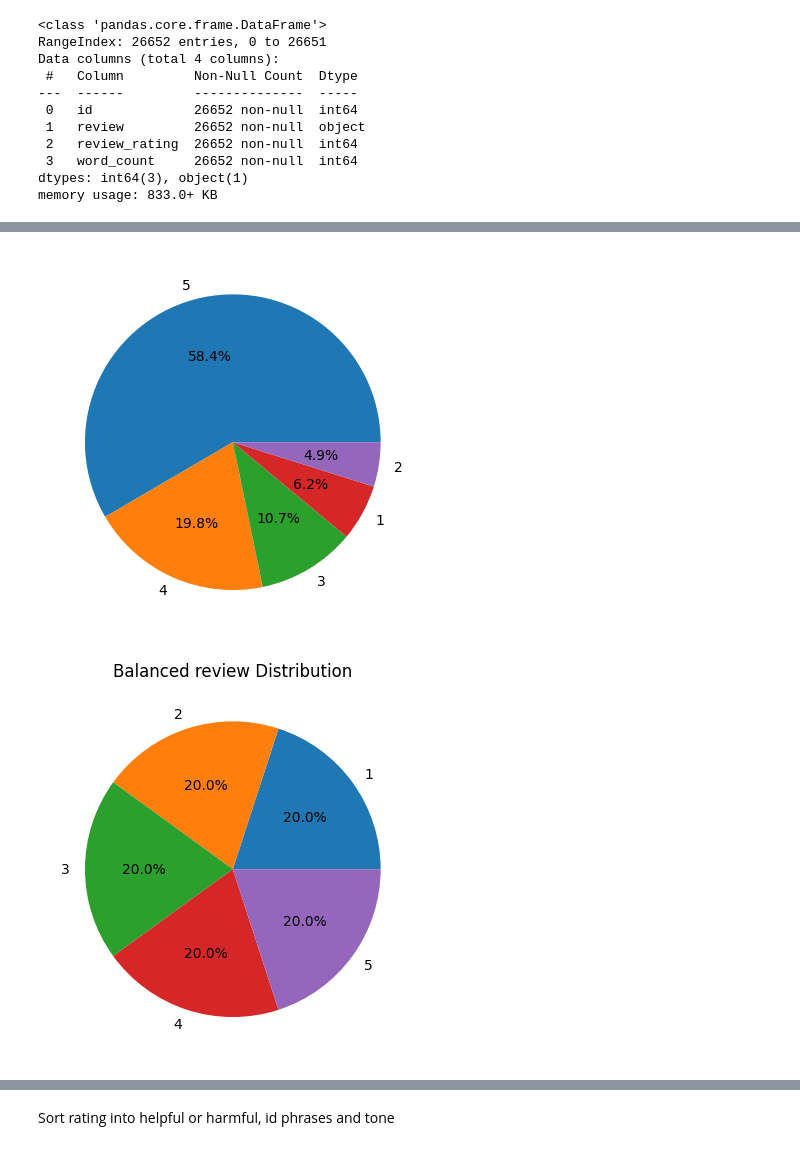
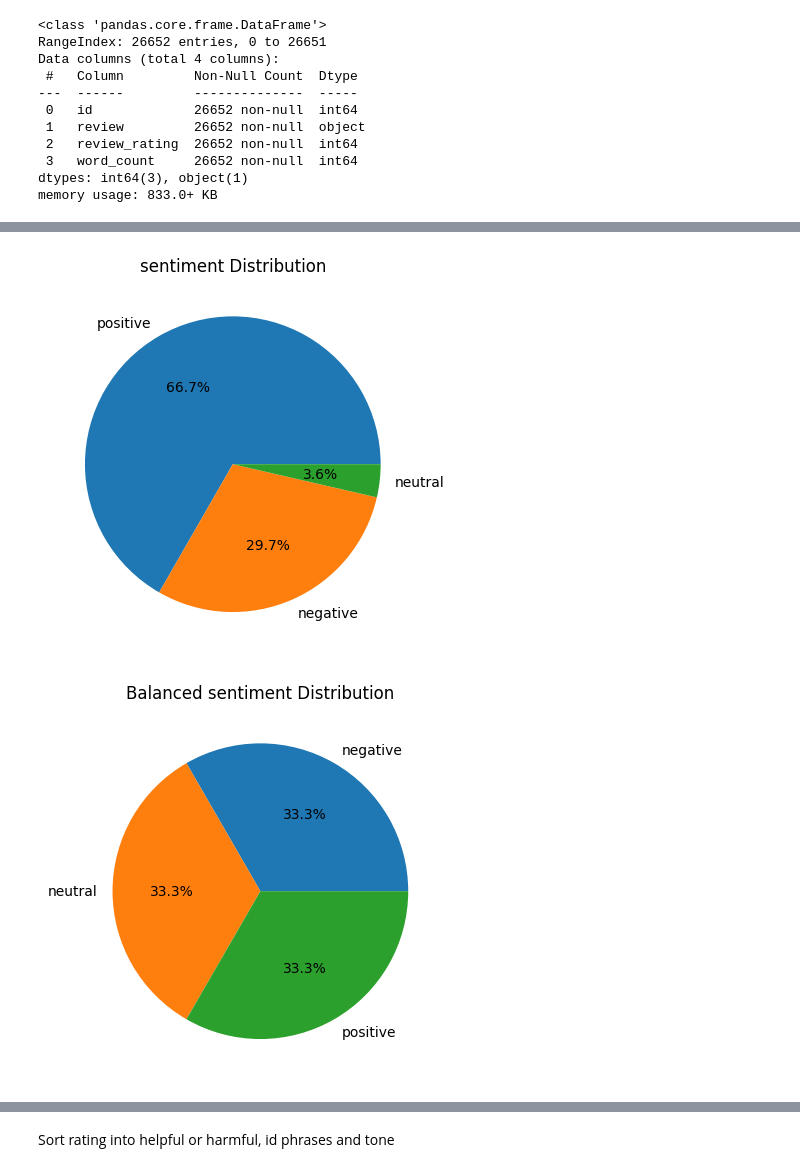
Before and after one commit to Morpis-jpg/gitrep, a Jupyter notebook: Video_game_review.ipynb, the cells around one changed output, grey strips where cells are left out. Saved outputs shown, nothing was run; the diff lists cells and outputs as text; code cells hidden in the pictures.

```diff
--- a/Video_game_review.ipynb
+++ b/Video_game_review.ipynb
@@ -88,0 +88,27 @@ model = AutoModelForSequenceClassification.from_pretrained("lxyuan/distilbert-ba
+# %%
+import torch
+from transformers import AutoTokenizer, AutoModelForSequenceClassification
+
+tokenizer = AutoTokenizer.from_pretrained("lxyuan/distilbert-base-multilingual-cased-sentiments-student")
+model = AutoModelForSequenceClassification.from_pretrained("lxyuan/distilbert-base-multilingual-cased-sentiments-student")
+model.eval()
+
+MAX_LENGTH = 510
+
+def distilled_student_sentiment_classifier(text):
+    tokens = tokenizer.encode(text, add_special_tokens=False)
+    chunks = [tokens[i:i + MAX_LENGTH] for i in range(0, len(tokens), MAX_LENGTH)]
+
+    outputs = []
+    with torch.no_grad():
+        for chunk in chunks:
+            input_ids = torch.tensor([tokenizer.build_inputs_with_special_tokens(chunk)])
+            logits = model(input_ids).logits
+            outputs.append(logits)
+
+    # Average score
+    final_logits = torch.mean(torch.stack(outputs), dim=0)
+    prediction_id = torch.argmax(final_logits, dim=1).item()
+    label = model.config.id2label[prediction_id]
+
+    return label
@@ -94,26 +158,27 @@ RuntimeError: The size of tensor a (1360) must match the size of tensor b (512)
 # %%
-plt.pie(reviewdf['review_rating'].value_counts().values,
-        labels = reviewdf['review_rating'].value_counts().index,
+plt.pie(reviewdf['sentiment'].value_counts().values,
+        labels=reviewdf['sentiment'].value_counts().index,
         autopct='%1.1f%%')
+plt.title("sentiment Distribution")
 plt.show()
+#og dataset distirinbution
 # %% [output]
-[figure, old version]
+[figure, new version]
 # %%
-star1 = reviewdf[reviewdf['review_rating'] == 1].sample(n=1000, random_state=42)
-star2 = reviewdf[reviewdf['review_rating'] == 2].sample(n=1000, random_state=42)
-star3 = reviewdf[reviewdf['review_rating'] == 3].sample(n=1000, random_state=42)
-star4 = reviewdf[reviewdf['review_rating'] == 4].sample(n=1000, random_state=42)
-star5 = reviewdf[reviewdf['review_rating'] == 5].sample(n=1000, random_state=42)
-balanced_df = pd.concat([star1, star2, star3, star4, star5], axis=0)
+star1 = reviewdf[reviewdf['sentiment'] == "negative"].sample(n=700, random_state=42)
+star2 = reviewdf[reviewdf['sentiment'] == "neutral"].sample(n=700, random_state=42)
+star3 = reviewdf[reviewdf['sentiment'] == "positive"].sample(n=700, random_state=42)
+
+balanced_df = pd.concat([star1, star2, star3], axis=0)
 
 # Visualize the balanced distribution
-plt.pie(balanced_df['review_rating'].value_counts().values,
-        labels=balanced_df['review_rating'].value_counts().index,
+plt.pie(balanced_df['sentiment'].value_counts().values,
+        labels=balanced_df['sentiment'].value_counts().index,
         autopct='%1.1f%%')
-plt.title("Balanced review Distribution")
+plt.title("Balanced sentiment Distribution")
 plt.show()
 # %% [output]
-[figure, old version]
+[figure, new version]
 # %%
 
 import string
```
Also changed, not shown: parts of 22 cells of this notebook.
